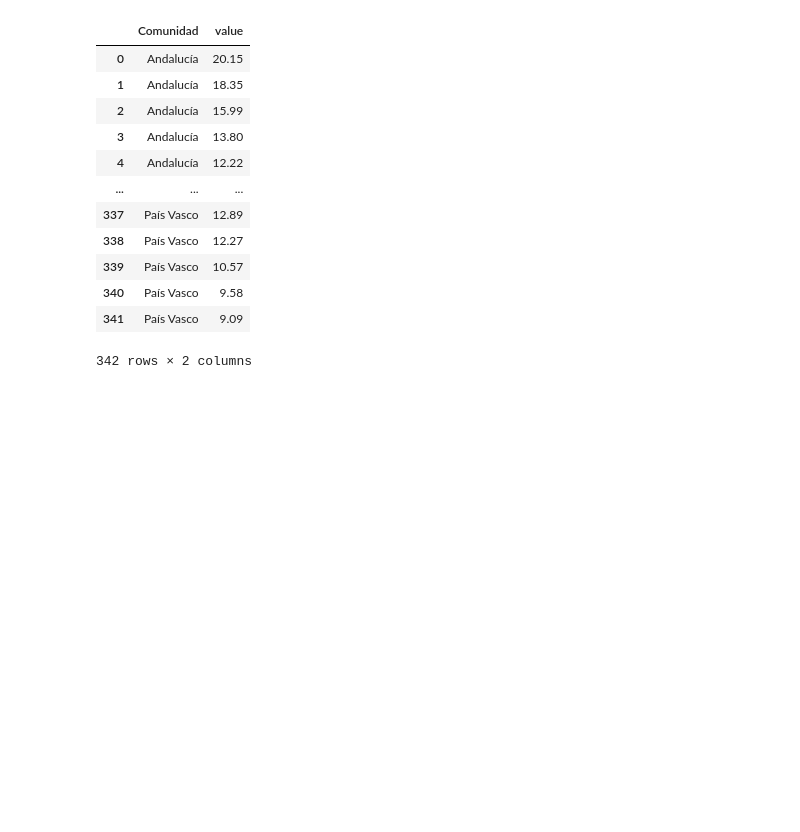
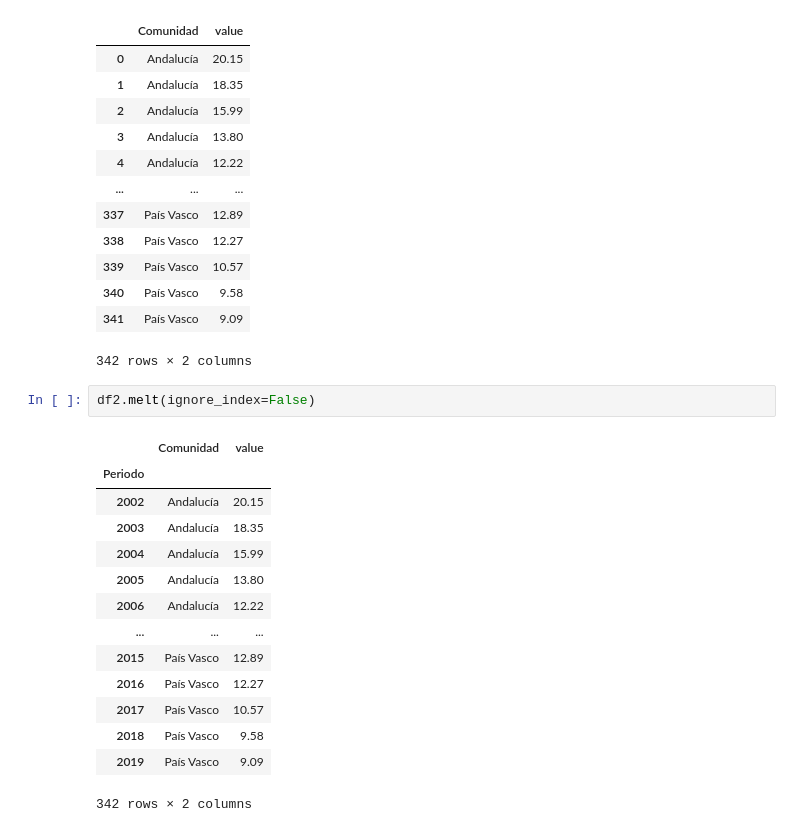
Before and after one commit to RafaelCaballero/APD, a Jupyter notebook: 13Giros.ipynb, the cells around one changed output. Cells and saved outputs as stored; diff of their text form; blank space fills up the shorter version.

```diff
--- a/13Giros.ipynb
+++ b/13Giros.ipynb
@@ -237,3 +238,20 @@ df2.melt()
 | 340 | País Vasco | 9.58 |
 | 341 | País Vasco | 9.09 |
 342 rows × 2 columns
+# %%
+df2.melt(ignore_index=False)
+# %% [output]
+|  | Comunidad | value |
+| Periodo |  |  |
+| 2002 | Andalucía | 20.15 |
+| 2003 | Andalucía | 18.35 |
+| 2004 | Andalucía | 15.99 |
+| 2005 | Andalucía | 13.80 |
+| 2006 | Andalucía | 12.22 |
+| ... | ... | ... |
+| 2015 | País Vasco | 12.89 |
+| 2016 | País Vasco | 12.27 |
+| 2017 | País Vasco | 10.57 |
+| 2018 | País Vasco | 9.58 |
+| 2019 | País Vasco | 9.09 |
+342 rows × 2 columns
```
Also changed, not shown: parts of 6 cells of this notebook.
